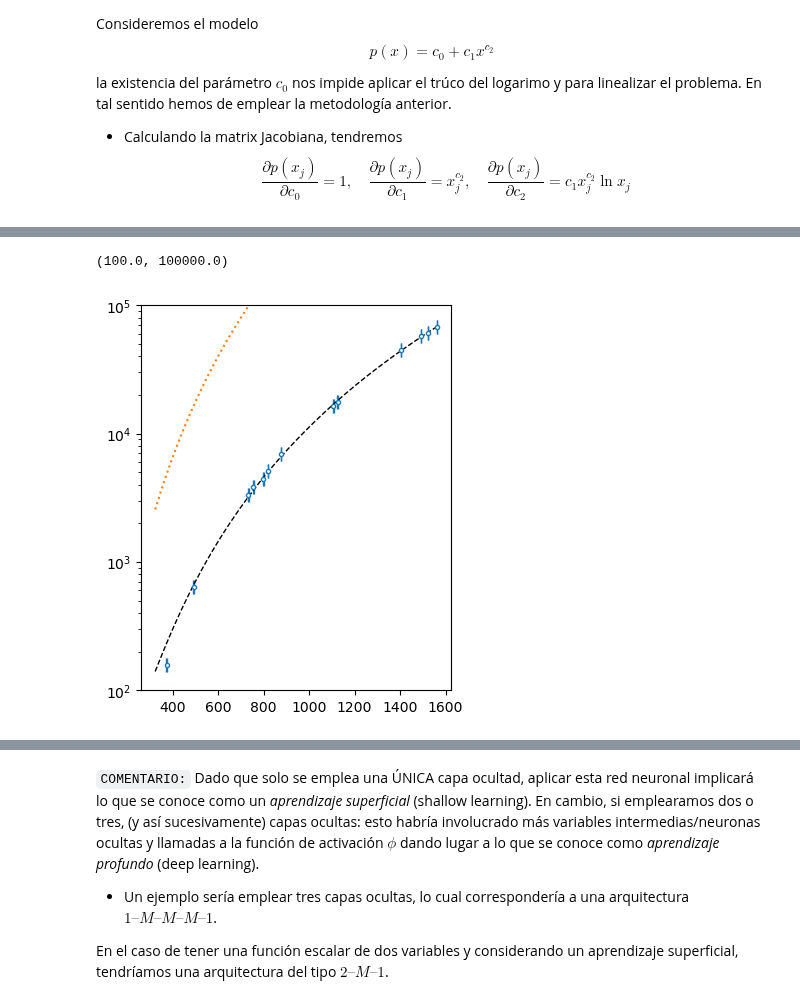
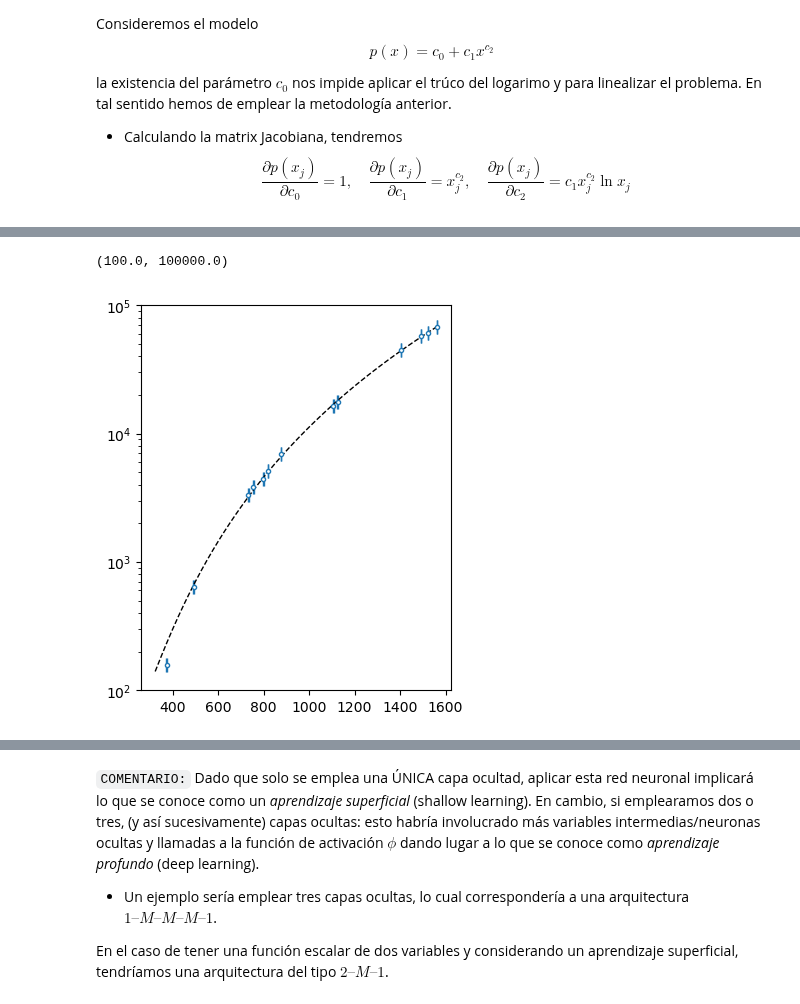
Before and after one commit to Mandy8808/Metodos_Numericos_2024, a Jupyter notebook: Lectures/Primer_Bloque/Lecture_part7.ipynb, the cells around one changed output, grey strips where cells are left out. Saved outputs shown, nothing was run; the diff lists cells and outputs as text; code cells hidden in the pictures.

```diff
--- a/Lectures/Primer_Bloque/Lecture_part7.ipynb
+++ b/Lectures/Primer_Bloque/Lecture_part7.ipynb
@@ -875,3 +875,34 @@ def gaussnewton(data, ckm1, kmax=50, tol=1.e-8):
     ckm1 = np.copy(ck)
 
   return ckm1
+# %%
+def getKrs2(data, cs):
+  """
+  rho = p(xj)/sigma_j, b = yj/sigma_j
+  """
+  K = np.zeros((data.shape[1], cs.size))
+
+  K[:,0] = 1/data[2,:]
+  K[:,1] = np.exp(-data[0,:]*cs[2])/data[2,:]
+  K[:,2] = -cs[1]*data[0,:]*np.exp(-data[0,:]*cs[2])/data[2,:]
+
+  rs = (data[1,:] - model2(cs, data[0,:]))/data[2,:]  # b-rho
+
+  return K, rs
+
+def model2(cs, xi):
+  p = cs[0]+cs[1]*np.exp(-cs[2]*xi)
+  return p
+
+def gaussnewton2(data, ckm1, kmax=50, tol=1.e-8):
+  for _ in range(kmax):
+    K, rs = getKrs2(data, ckm1)
+    matK = K.T@K
+    invmatK = np.linalg.inv(matK)
+    ck = ckm1 + invmatK@K.T@rs
+    err = relErrorTot(ckm1, ck)
+    if err < tol:
+      break
+    ckm1 = np.copy(ck)
+
+  return ckm1
@@ -878,6 +933,9 @@ def gaussnewton(data, ckm1, kmax=50, tol=1.e-8):
 # %%
 data = gdata()
-ckm1 = np.array([100, 1.26e-8, 4.5])  # [-700, 1.26e-8, 4.5]
+ckm1 = np.array([-700, 1.26e-8, 4.5])  # [-700, 1.26e-8, 4.5]
 ck = gaussnewton(data, ckm1)
+ckm1 = np.array([1, 10, -1e-02])
+ck2 = gaussnewton2(data, ckm1, )
 print('El mejor ajuste es: ', ck)
+print('El mejor ajuste es: ', ck2)
 # %% [output]
@@ -885,17 +960,18 @@ El mejor ajuste es:  [2.36554562e+01 8.33558626e-09 4.04306527e+00]
 # %%
 xval = np.linspace(data[0][0]-50, data[0][-1])
 
 fig, ax = plt.subplots(1, 1, figsize=(4, 5), gridspec_kw=dict(hspace=0.2, wspace=.2))
 
 ax.errorbar(data[0], data[1], xerr=data[2], capsize=5, ls='', marker='o', mfc='white', ms=3, mew=1, label=r'Datos')
 ax.plot(xval, model(ck, xval), ls='--', lw=1, c='k')
-ax.plot(xval, model(ckm1, xval), ls=':')
+#ax.plot(xval, model(ckm1, xval), ls=':')
+ax.plot(xval, model2([1, -10, -1e-02], xval), ls='-')
 
 ax.set_yscale('log')
 ax.set_ylim(1e02, 1e05)
 # %% [output]
 (100.0, 100000.0)
-[figure, old version]
+[figure, new version]
 # %% [markdown]
 ## Redes neuronales artificiales (Artificial Neural Networks)
 
```
Also changed, not shown: parts of 3 cells of this notebook, 1 other file.
